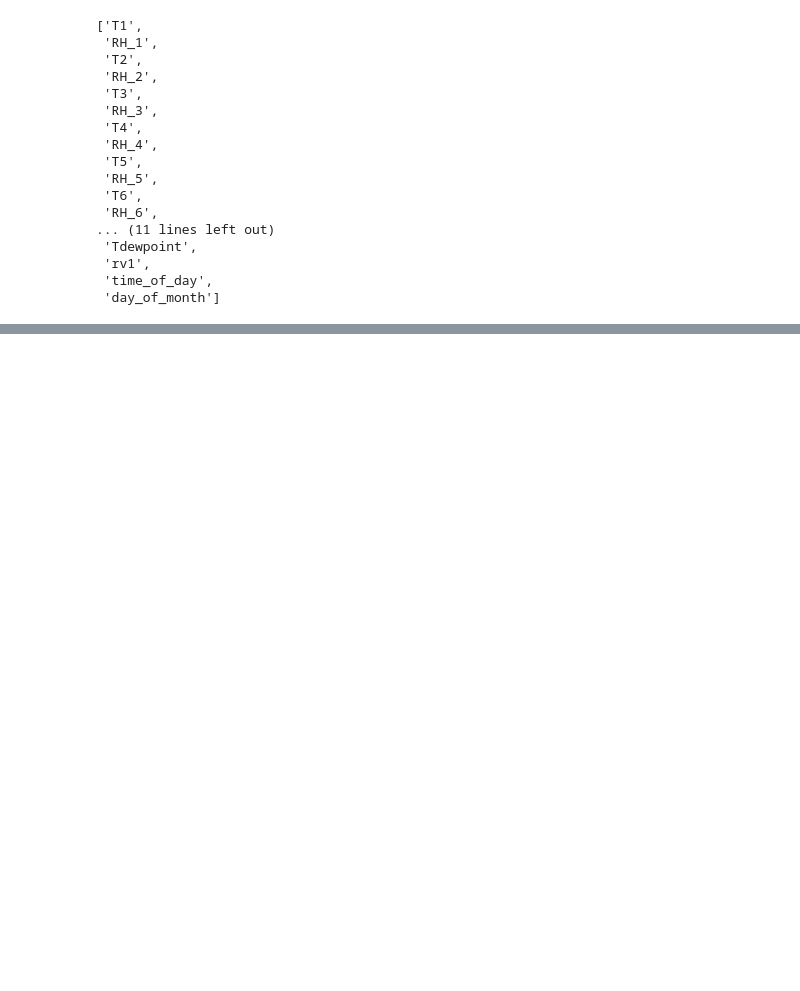
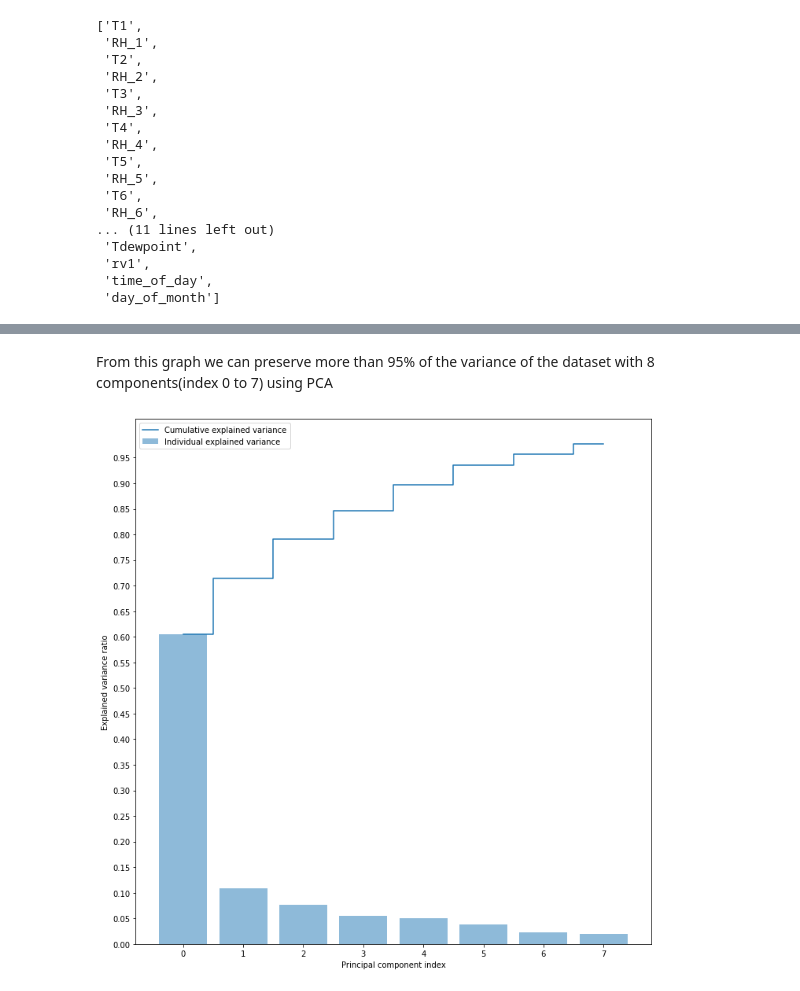
Before and after one commit to mahin-arvind/Appliance-Energy-Prediction, a Jupyter notebook: Appliance_Energy_Prediction.ipynb, the cells around one changed output, grey strips where cells are left out. Cells and saved outputs as stored; diff of their text form; code cells hidden in the pictures; blank space fills up the shorter version.

```diff
--- a/Appliance_Energy_Prediction.ipynb
+++ b/Appliance_Energy_Prediction.ipynb
@@ -382,0 +636,6 @@ plt.show()
+# %% [markdown]
+From this graph we can preserve more than 95% of the variance of the dataset with 8 components(index 0 to 7) using PCA
+# %%
+X_train_PCA,X_test_PCA = do_PCA(X_train, X_test,n_components = 8)
+# %% [output]
+[figure, added]
```
Also changed, not shown: parts of 36 cells of this notebook.
